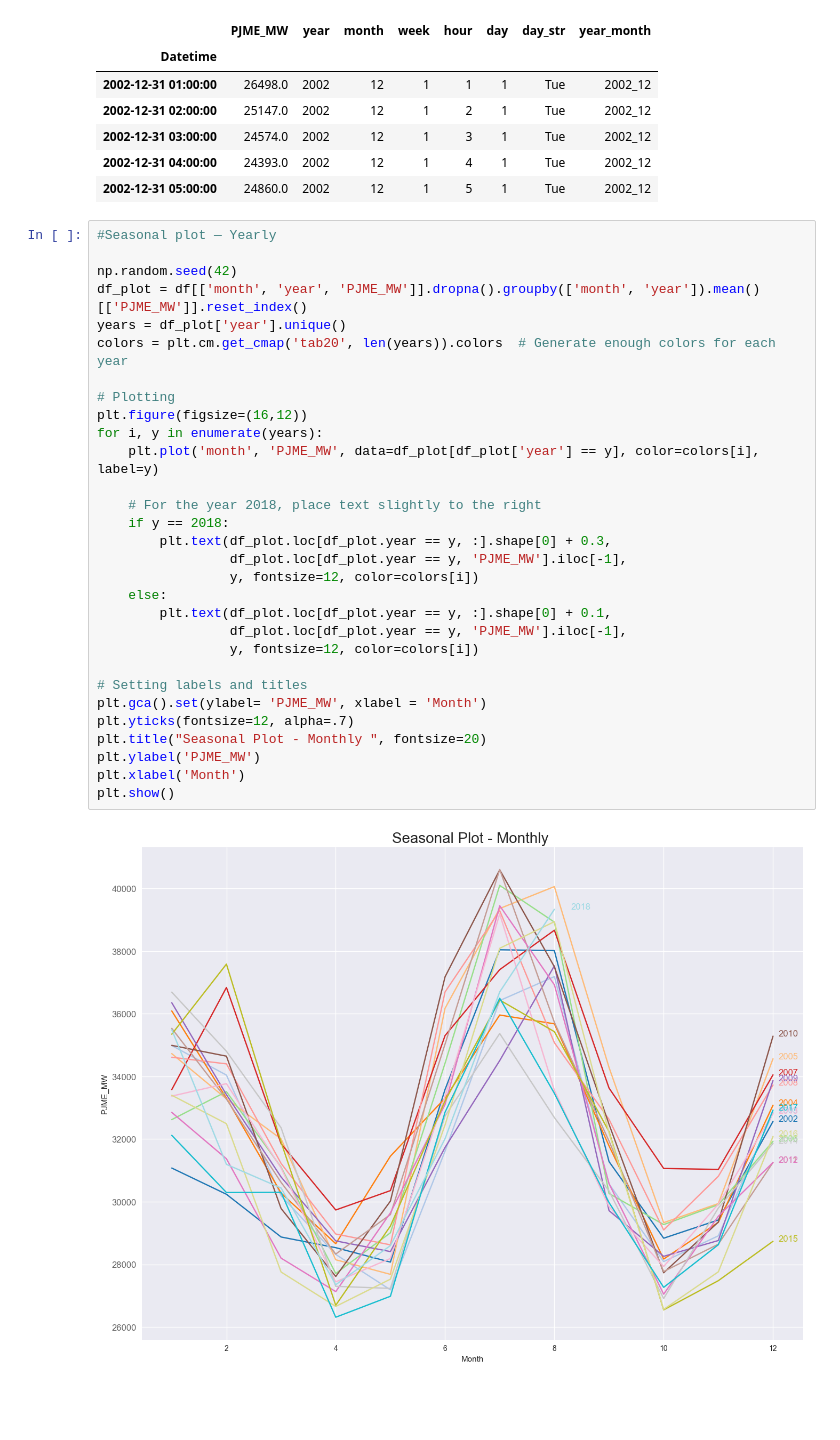
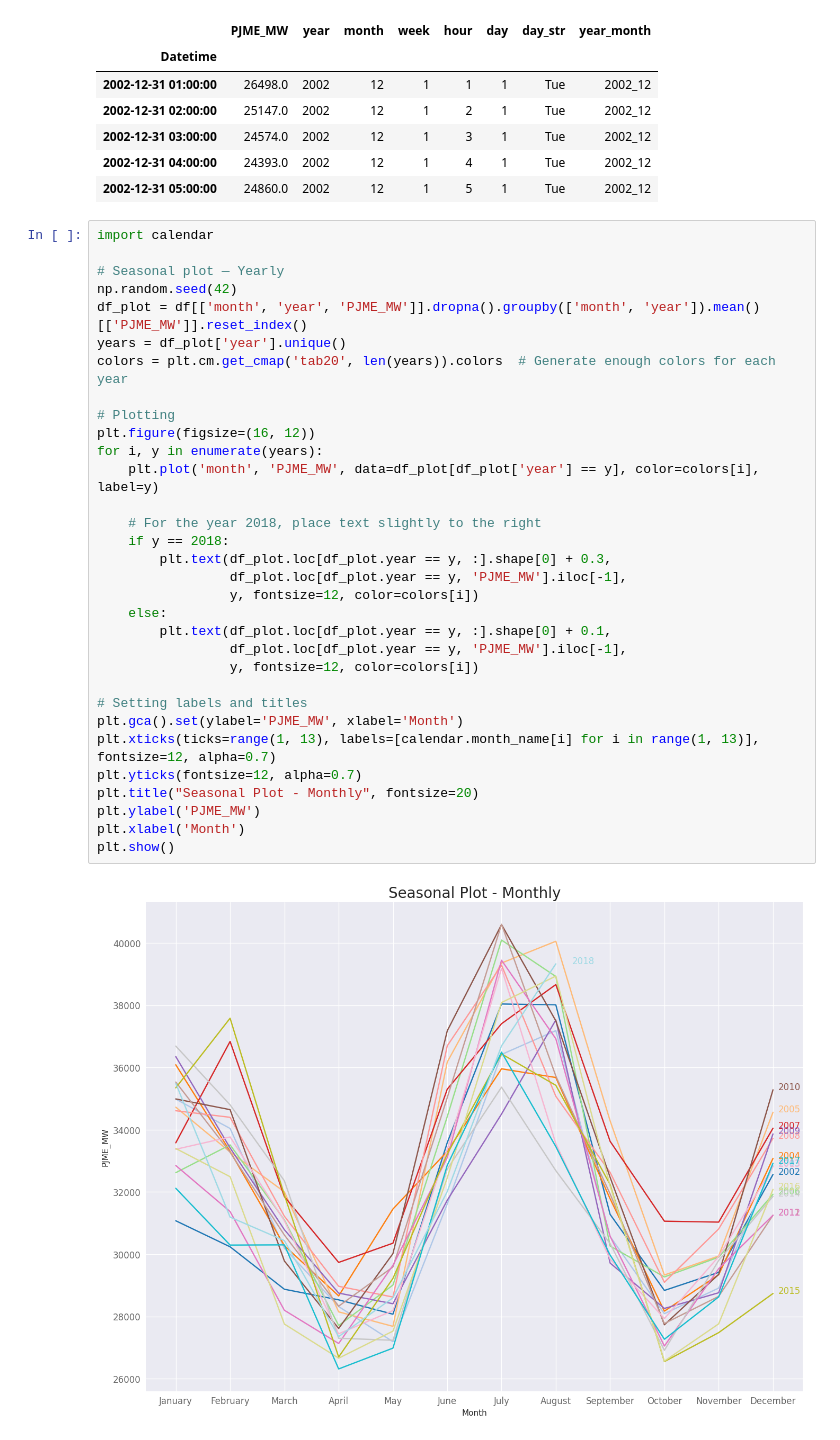
Before and after one commit to Ehat825/Timerseriesgroup, a Jupyter notebook: casestudySample.ipynb, the cells around one changed output. Drawn from its saved outputs; the diff is of its cells as text; blank space fills up the shorter version.

```diff
--- a/casestudySample.ipynb
+++ b/casestudySample.ipynb
@@ -101,37 +99,39 @@ df.head()
 | 2002-12-31 04:00:00 | 24393.0 | 2002 | 12 | 1 | 4 | 1 | Tue | 2002_12 |
 | 2002-12-31 05:00:00 | 24860.0 | 2002 | 12 | 1 | 5 | 1 | Tue | 2002_12 |
 # %%
-#Seasonal plot — Yearly
+import calendar
 
+# Seasonal plot — Yearly
 np.random.seed(42)
 df_plot = df[['month', 'year', 'PJME_MW']].dropna().groupby(['month', 'year']).mean()[['PJME_MW']].reset_index()
 years = df_plot['year'].unique()
 colors = plt.cm.get_cmap('tab20', len(years)).colors  # Generate enough colors for each year
 
 # Plotting
-plt.figure(figsize=(16,12))
+plt.figure(figsize=(16, 12))
 for i, y in enumerate(years):
     plt.plot('month', 'PJME_MW', data=df_plot[df_plot['year'] == y], color=colors[i], label=y)
 
     # For the year 2018, place text slightly to the right
     if y == 2018:
         plt.text(df_plot.loc[df_plot.year == y, :].shape[0] + 0.3,
                  df_plot.loc[df_plot.year == y, 'PJME_MW'].iloc[-1],
                  y, fontsize=12, color=colors[i])
     else:
         plt.text(df_plot.loc[df_plot.year == y, :].shape[0] + 0.1,
                  df_plot.loc[df_plot.year == y, 'PJME_MW'].iloc[-1],
                  y, fontsize=12, color=colors[i])
 
 # Setting labels and titles
-plt.gca().set(ylabel= 'PJME_MW', xlabel = 'Month')
-plt.yticks(fontsize=12, alpha=.7)
-plt.title("Seasonal Plot - Monthly ", fontsize=20)
+plt.gca().set(ylabel='PJME_MW', xlabel='Month')
+plt.xticks(ticks=range(1, 13), labels=[calendar.month_name[i] for i in range(1, 13)], fontsize=12, alpha=0.7)
+plt.yticks(fontsize=12, alpha=0.7)
+plt.title("Seasonal Plot - Monthly", fontsize=20)
 plt.ylabel('PJME_MW')
 plt.xlabel('Month')
 plt.show()
 # %% [output]
-[figure, old version]
+[figure, new version]
 # %%
 #Seasonal plot — Weekly
 # Preparing the data
```
Also changed, not shown: parts of 10 cells of this notebook.
